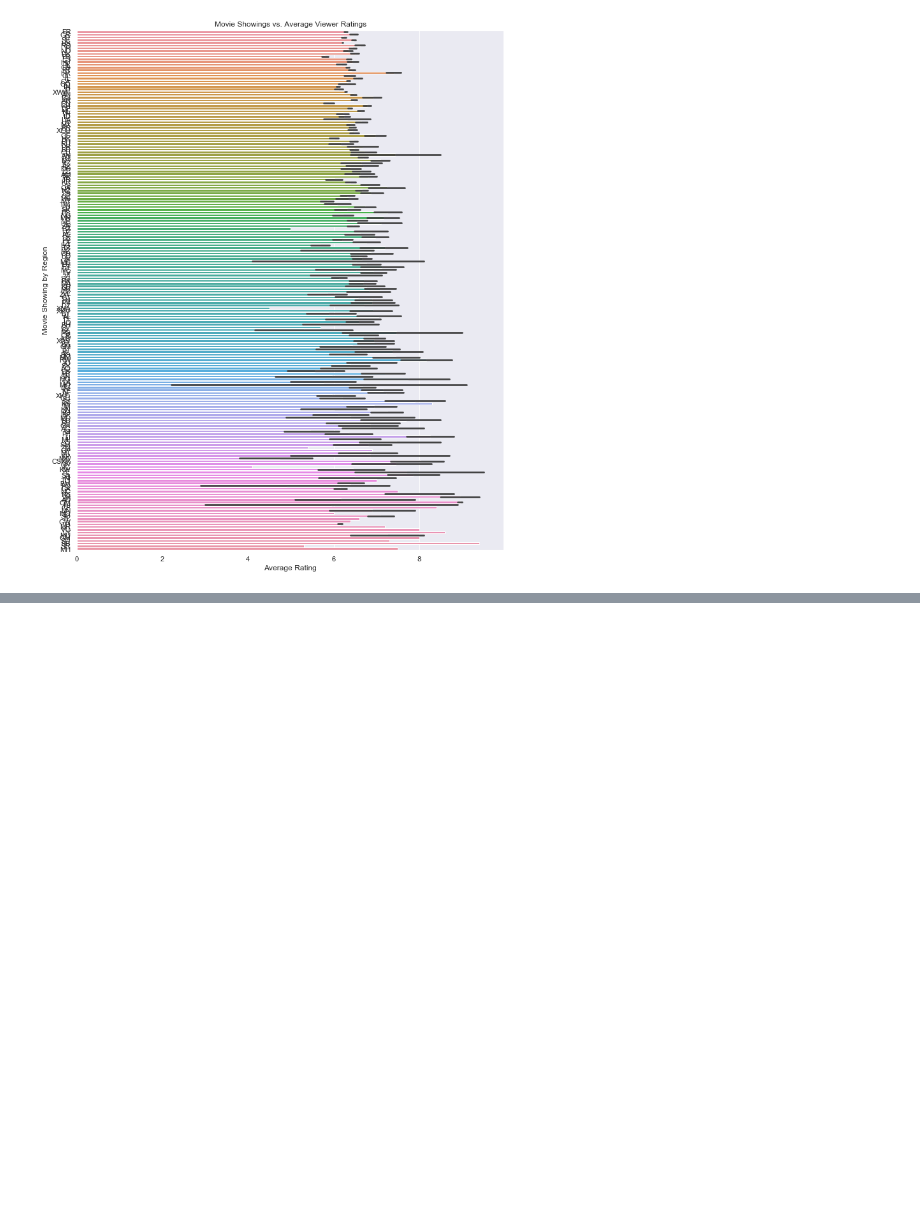
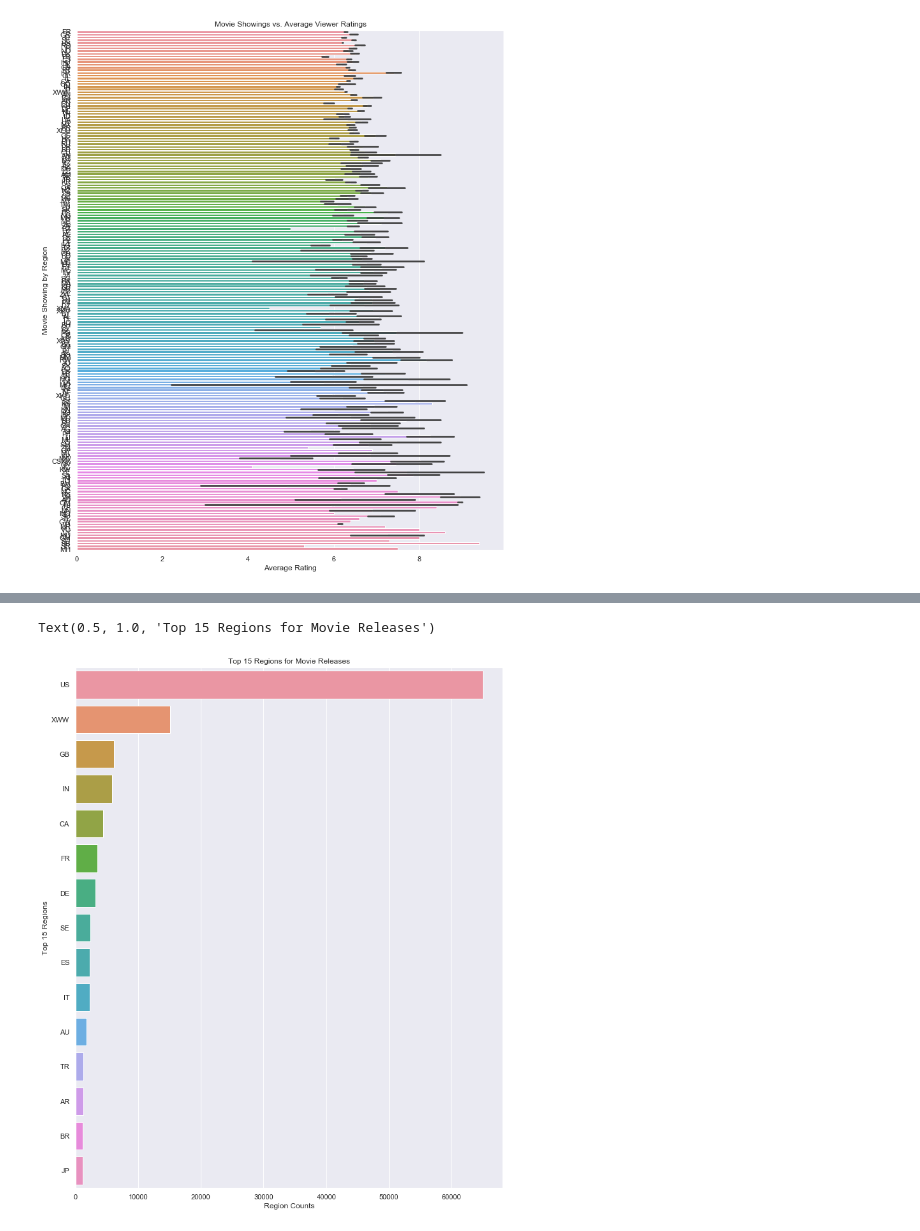
Before and after one commit to EricaSG/dsc-mod-1-project-v2-1-onl01-dtsc-ft-041320, a Jupyter notebook: student.ipynb, the cells around one changed output, grey strips where cells are left out. Cells and saved outputs as stored; diff of their text form; code cells hidden in the pictures; blank space fills up the shorter version.

```diff
--- a/student.ipynb
+++ b/student.ipynb
@@ -816,3 +874,7 @@ plt.title('Movie Showings vs. Average Viewer Ratings')
 # %% [output]
 Text(0.5, 1.0, 'Movie Showings vs. Average Viewer Ratings')
 [figure]
+# %%
+top15 = titleakas_ratings_df['region'].value_counts()[:15]
+print(top15)
+type(top15)
@@ -818,0 +899,8 @@ Text(0.5, 1.0, 'Movie Showings vs. Average Viewer Ratings')
+# %%
+sns.barplot(top15.values, top15.index)
+plt.ylabel('Top 15 Regions')
+plt.xlabel('Region Counts')
+plt.title('Top 15 Regions for Movie Releases')
+# %% [output]
+Text(0.5, 1.0, 'Top 15 Regions for Movie Releases')
+[figure, added]
```
Also changed, not shown: parts of 10 cells of this notebook.
